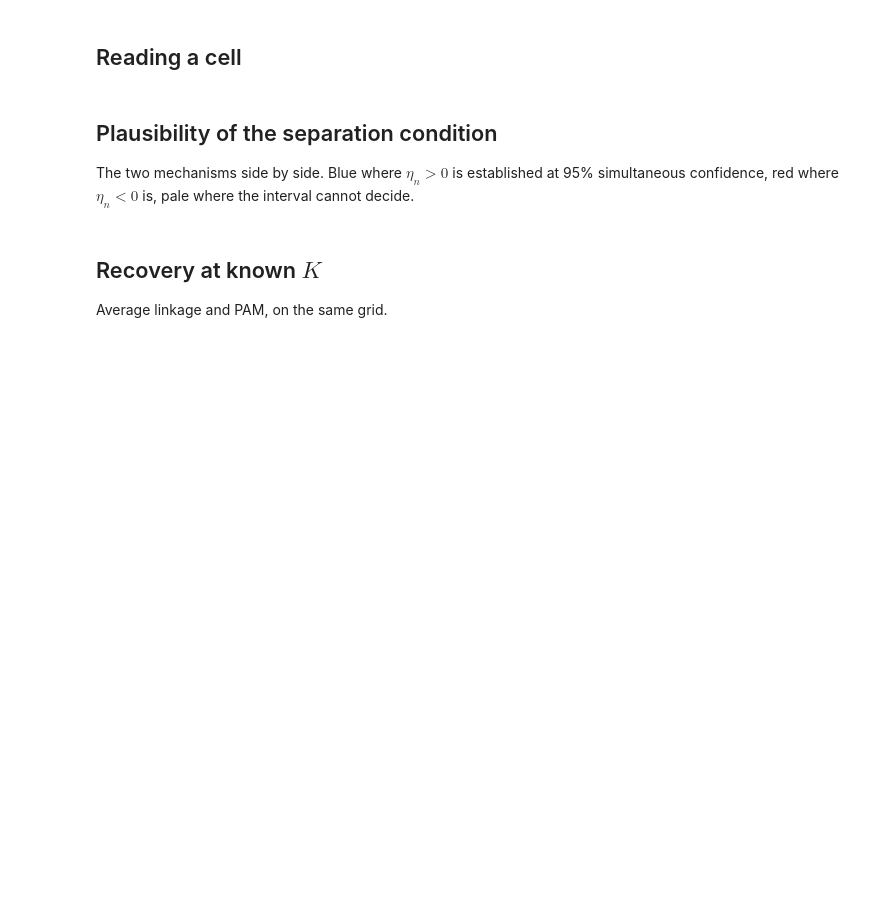
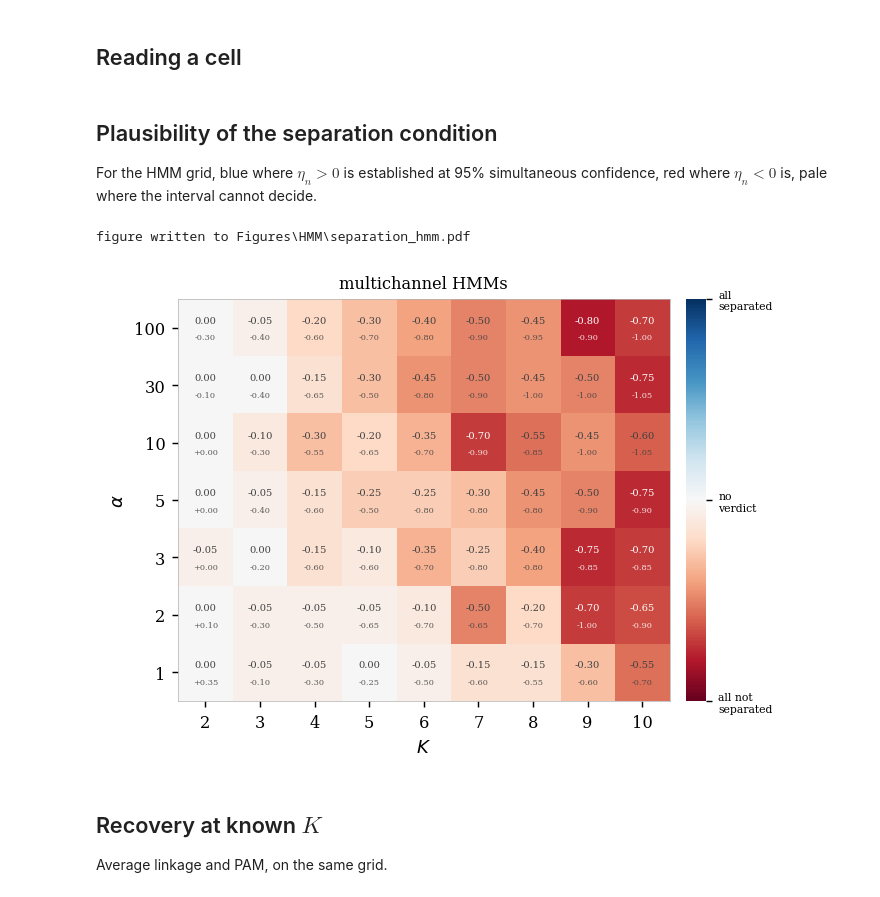
Before and after one commit to OttaKhalifa/OMConvergence, a Jupyter notebook: Simulations/hmm.ipynb, the cells around one changed output. Cells and saved outputs as stored; diff of their text form; code cells hidden in the pictures; blank space fills up the shorter version.

```diff
--- a/Simulations/hmm.ipynb
+++ b/Simulations/hmm.ipynb
@@ -137,21 +252,23 @@ def verdict_balance(eta):
 # %% [markdown]
 ## Plausibility of the separation condition
 
-The two mechanisms side by side. Blue where $\eta_n > 0$ is established at 95% simultaneous
+For the HMM grid, blue where $\eta_n > 0$ is established at 95% simultaneous
 confidence, red where $\eta_n < 0$ is, pale where the interval cannot decide.
 # %%
+balance, _, margin = verdict_balance(hmm_eta)
 with plt.rc_context(PAPER_STYLE):
-    fig, axes = plt.subplots(1, 2, figsize=(10.4, 4.0), sharey=True)
-    for ax, (label, eta) in zip(axes, (("Markov chains", mk_eta),
-                                       ("multichannel HMMs", hmm_eta))):
-        balance, _, margin = verdict_balance(eta)
-        im = heatmap(ax, balance, ALPHAS_PRESENT, KS, label, annot=margin, cmap=DIVERGING_CMAP,
-                     vmin=-1.0, vmax=1.0)
-    cb = fig.colorbar(im, ax=axes, fraction=0.025, pad=0.02, ticks=[-1, 0, 1])
+    fig, ax = plt.subplots(figsize=(5.4, 4.0))
+    im = heatmap(ax, balance, ALPHAS_PRESENT, KS, "multichannel HMMs",
+                 annot=margin, cmap=DIVERGING_CMAP, vmin=-1.0, vmax=1.0)
+    cb = fig.colorbar(im, ax=ax, fraction=0.046, pad=0.03, ticks=[-1, 0, 1])
     cb.ax.set_yticklabels(["all not\nseparated", "no\nverdict", "all\nseparated"], fontsize=6)
     cb.outline.set_visible(False)
-    save(fig, FIGURES, "separation_hmm_vs_markov")
+    fig.tight_layout()
+    save(fig, FIGURES, "separation_hmm")
     plt.show()
+# %% [output]
+figure written to Figures\HMM\separation_hmm.pdf
+[figure, added]
 # %% [markdown]
 ## Recovery at known $K$
 
```
Also changed, not shown: parts of 13 cells of this notebook, 1 other file.
